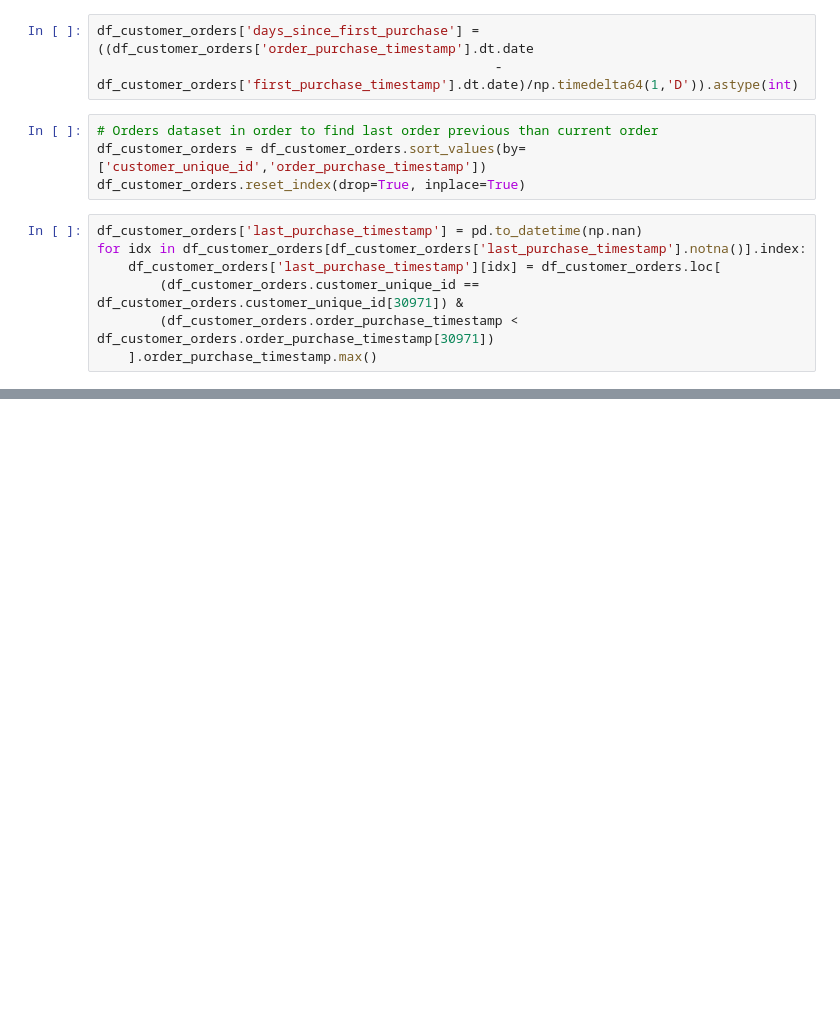
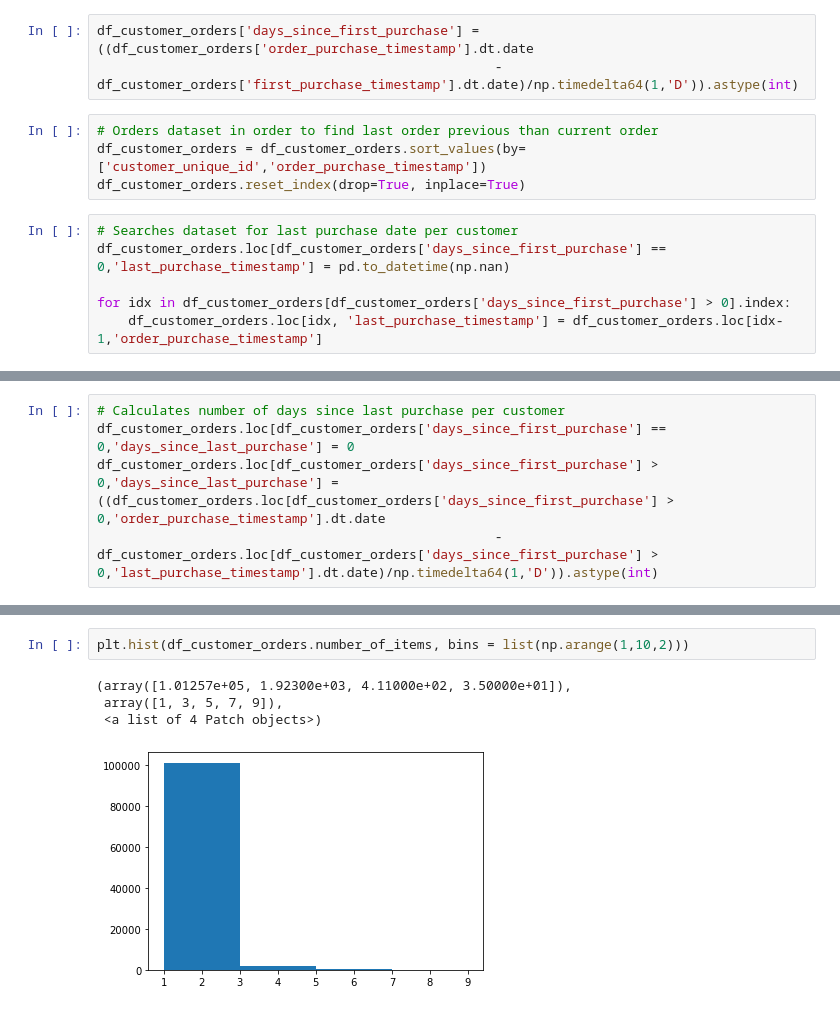
Before and after one commit to GustavoGran/ecommerce_recomender, a Jupyter notebook: exploring_braziliian_ecommerce_dataset.ipynb, the cells around one changed output, grey strips where cells are left out. Drawn from its saved outputs; the diff is of its cells as text; blank space fills up the shorter version.

```diff
--- a/exploring_braziliian_ecommerce_dataset.ipynb
+++ b/exploring_braziliian_ecommerce_dataset.ipynb
@@ -104,9 +95,8 @@ df_customer_orders['days_since_first_purchase'] = ((df_customer_orders['order_pu
 df_customer_orders = df_customer_orders.sort_values(by=['customer_unique_id','order_purchase_timestamp'])
 df_customer_orders.reset_index(drop=True, inplace=True)
 # %%
-df_customer_orders['last_purchase_timestamp'] = pd.to_datetime(np.nan)
-for idx in df_customer_orders[df_customer_orders['last_purchase_timestamp'].notna()].index:
-    df_customer_orders['last_purchase_timestamp'][idx] = df_customer_orders.loc[
-        (df_customer_orders.customer_unique_id == df_customer_orders.customer_unique_id[30971]) &
-        (df_customer_orders.order_purchase_timestamp < df_customer_orders.order_purchase_timestamp[30971])
-    ].order_purchase_timestamp.max()
+# Searches dataset for last purchase date per customer
+df_customer_orders.loc[df_customer_orders['days_since_first_purchase'] == 0,'last_purchase_timestamp'] = pd.to_datetime(np.nan)
+
+for idx in df_customer_orders[df_customer_orders['days_since_first_purchase'] > 0].index:
+    df_customer_orders.loc[idx, 'last_purchase_timestamp'] = df_customer_orders.loc[idx-1,'order_purchase_timestamp']
@@ -126,0 +103,5 @@ for idx in df_customer_orders[df_customer_orders['last_purchase_timestamp'].notn
+# %%
+# Calculates number of days since last purchase per customer
+df_customer_orders.loc[df_customer_orders['days_since_first_purchase'] == 0,'days_since_last_purchase'] = 0
+df_customer_orders.loc[df_customer_orders['days_since_first_purchase'] > 0,'days_since_last_purchase'] = ((df_customer_orders.loc[df_customer_orders['days_since_first_purchase'] > 0,'order_purchase_timestamp'].dt.date
+                                                   - df_customer_orders.loc[df_customer_orders['days_since_first_purchase'] > 0,'last_purchase_timestamp'].dt.date)/np.timedelta64(1,'D')).astype(int)
@@ -126,0 +122,7 @@ for idx in df_customer_orders[df_customer_orders['last_purchase_timestamp'].notn
+# %%
+plt.hist(df_customer_orders.number_of_items, bins = list(np.arange(1,10,2)))
+# %% [output]
+(array([1.01257e+05, 1.92300e+03, 4.11000e+02, 3.50000e+01]),
+ array([1, 3, 5, 7, 9]),
+ <a list of 4 Patch objects>)
+[figure, added]
```
Also changed, not shown: parts of 5 cells of this notebook.
